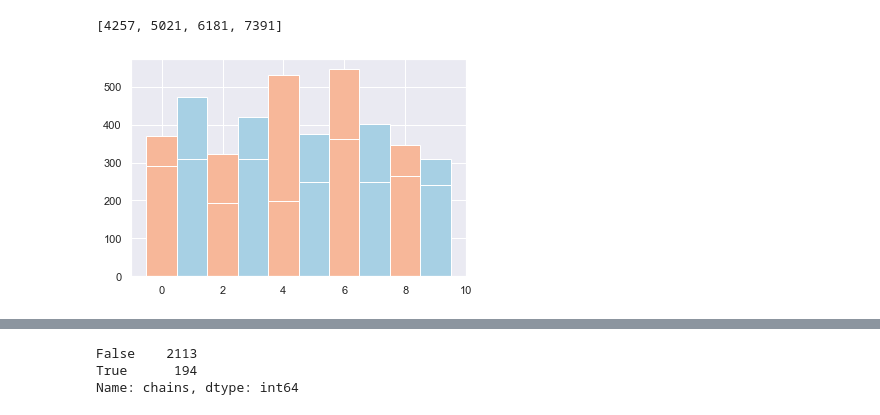
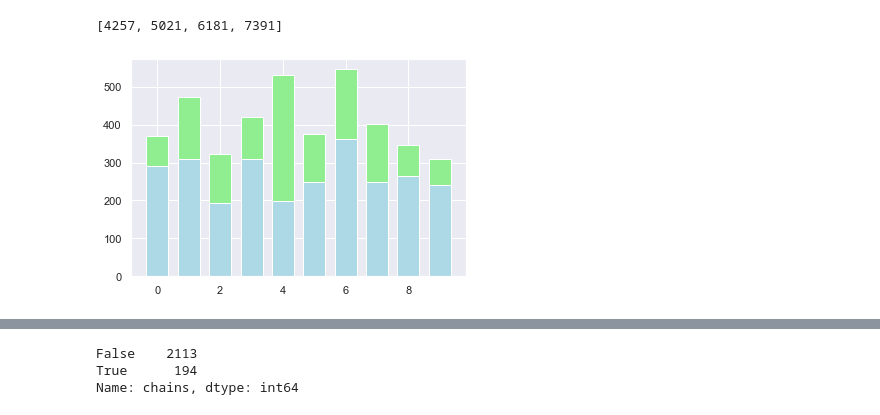
Before and after one commit to CodeBound-Annihilators/yelpproject, a Jupyter notebook: garretts_graphs.ipynb, the cells around one changed output, grey strips where cells are left out. Saved outputs shown, nothing was run; the diff lists cells and outputs as text; code cells hidden in the pictures.

```diff
--- a/garretts_graphs.ipynb
+++ b/garretts_graphs.ipynb
@@ -312,17 +312,21 @@ print(yy)
 # %%
 
 #colors = ['darkgreen', 'green','mediumseagreen','g']
 
 #for i in range(len(yy)):
+
+
 for i in range(10):#len(health['Inspector'].unique())):
     ins = health['Inspector'].unique()[i]
     new_df = health[health['Inspector'] == ins]
     try:
         bar = [len(new_df), len(new_df.loc[new_df['almost_perfecto']])]
-        plt.bar(i, bar, edgecolor='white', width=1)
+        plt.bar(i, bar, edgecolor='white', width=.7, color = ['lightgreen','lightblue'], label = 'an_inspector')
     except:
         print('!!')
         pass
+#plt.xticks(['an_inspector' for i in range(10)])
+#plt.legend()
 plt.show()
 # %% [output]
-[figure, old version]
+[figure, new version]
```
Also changed, not shown: parts of 7 cells of this notebook, 1 other file.
